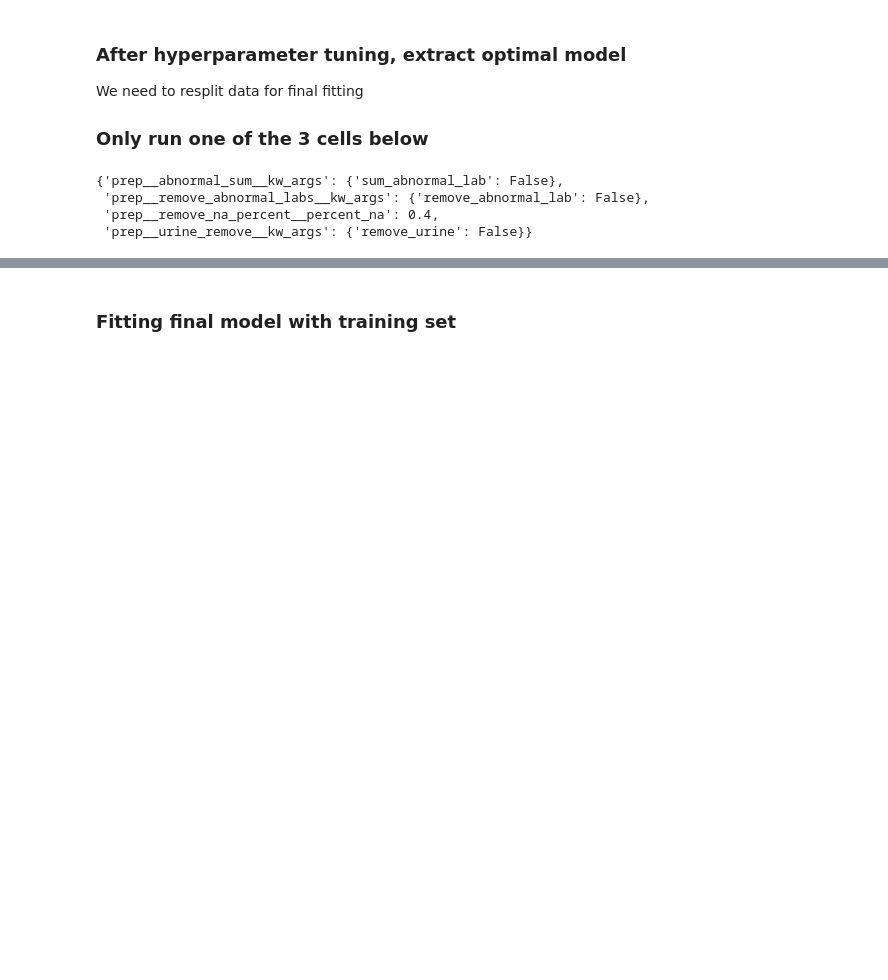
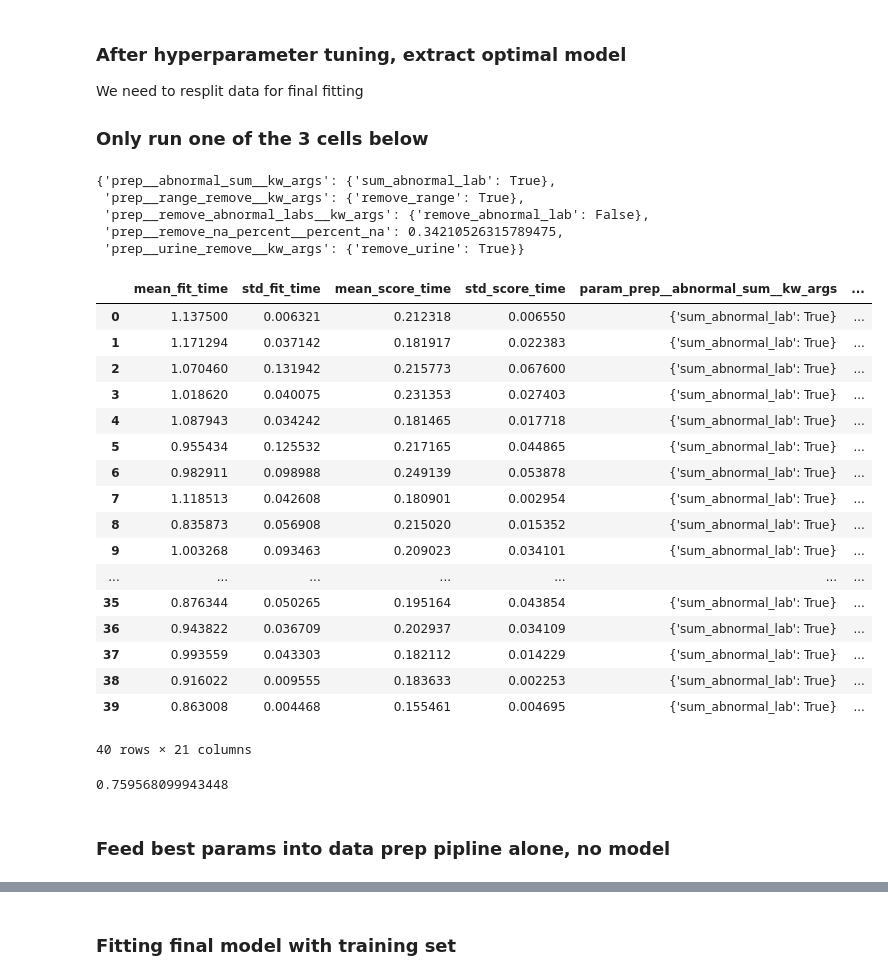
Before and after one commit to chriszhou0916/dsah_final, a Jupyter notebook: full data model.ipynb, the cells around one changed output, grey strips where cells are left out. Saved outputs shown, nothing was run; the diff lists cells and outputs as text; code cells hidden in the pictures; blank space fills up the shorter version.

```diff
--- a/full data model.ipynb
+++ b/full data model.ipynb
@@ -125,11 +178,19 @@ df_og = df_filtered_time.drop(columns=['label'])
 ### Define methods for removing certain features
 # %%
 from sklearn.preprocessing import FunctionTransformer
-abnormal_cols = df_filtered_time.columns[df_filtered_time.columns.str.startswith('abnormal')]
+abnormal_cols = df_downsampled.columns[df_downsampled.columns.str.startswith('abnormal')]
 abnormal_ix = [
-    list(df_filtered_time.columns).index(col)
+    list(df_downsampled.columns).index(col)
     for col in abnormal_cols]
-urine_ix = list(df_filtered_time.columns).index('Urine output_sum')
+urine_ix = list(df_downsampled.columns).index('Urine output_sum')
+range_cols = df_downsampled.columns[df_downsampled.columns.str.contains('range')]
+range_ix = [
+    list(df_downsampled.columns).index(col)
+    for col in range_cols]
+def range_remover(X, remove_range=False):
+    if remove_range:
+        X = np.delete(X, range_ix, axis=1)
+    return X
 def urine_remover(X, remove_urine=False):
     if remove_urine:
         X = np.delete(X, urine_ix, axis=1)
@@ -167,6 +228,8 @@ from sklearn.pipeline import Pipeline
 from sklearn.preprocessing import StandardScaler
 from sklearn.impute import SimpleImputer
 prep_pipeline = Pipeline([
+    ('range_remove', FunctionTransformer(range_remover, validate=False,
+                                         kw_args={'remove_range': False})),
     ('urine_remove', FunctionTransformer(urine_remover, validate=False,
                                          kw_args={'remove_urine': False})),
     ('abnormal_sum', FunctionTransformer(abnormal_lab_sum, validate=False,
@@ -183,7 +246,7 @@ prep_pipeline = Pipeline([
 from sklearn.ensemble import RandomForestClassifier
 prep_and_predict = Pipeline([
     ('prep', prep_pipeline),
-    ('rnd', RandomForestClassifier(n_estimators=10, n_jobs=-1, verbose=2))
+    ('rnd', RandomForestClassifier(n_estimators=10, n_jobs=-1))
 ])
 # %%
 from sklearn.model_selection import StratifiedKFold
@@ -193,12 +256,13 @@ skf = StratifiedKFold(n_splits=3, shuffle=True, random_state=42)
 # %%
 from sklearn.model_selection import GridSearchCV, RandomizedSearchCV
 param_grid = [{
-    'prep__urine_remove__kw_args': [{'remove_urine': False}, {"remove_urine": True}],
-    'prep__abnormal_sum__kw_args': [{'sum_abnormal_lab': False}, {"sum_abnormal_lab": True}],
-    'prep__remove_abnormal_labs__kw_args': [{'remove_abnormal_lab': False}, {"remove_abnormal_lab": True}],
-    'prep__remove_na_percent__percent_na': [.05, .1, .25, .4]
+    'prep__range_remove__kw_args': [{'remove_range': False}, {"remove_range": True}],
+    'prep__urine_remove__kw_args': [{"remove_urine": True}],
+    'prep__abnormal_sum__kw_args': [{"sum_abnormal_lab": True}],
+    'prep__remove_abnormal_labs__kw_args': [{'remove_abnormal_lab': False}],
+    'prep__remove_na_percent__percent_na': np.linspace(.3, .5, 20)
 }]
-grid_search = GridSearchCV(prep_and_predict, param_grid, cv=skf, n_jobs=-1, verbose=2, scoring='roc_auc')
+grid_search = GridSearchCV(prep_and_predict, param_grid, cv=skf, n_jobs=-1, verbose=1, scoring='f1')
 # %% [markdown]
 ### Tune hyperparameter with downsampled data to save time
 # %%
@@ -241,10 +293,38 @@ GridSearchCV(cv=StratifiedKFold(n_splits=3, random_state=42, shuffle=True),
 We need to resplit data for final fitting
 
 ### Only run one of the 3 cells below
+# %%
+f1_best_param_downsample = grid_search.best_params_
+f1_best_param_downsample
+# %% [output]
+{'prep__abnormal_sum__kw_args': {'sum_abnormal_lab': True},
+ 'prep__range_remove__kw_args': {'remove_range': True},
+ 'prep__remove_abnormal_labs__kw_args': {'remove_abnormal_lab': False},
+ 'prep__remove_na_percent__percent_na': 0.34210526315789475,
+ 'prep__urine_remove__kw_args': {'remove_urine': True}}
+# %%
+result = grid_search.cv_results_
+pd.DataFrame(result)
+# %% [output]
+|  | mean_fit_time | std_fit_time | mean_score_time | std_score_time | param_prep__abnormal_sum__kw_args | ... |
+| 0 | 1.137500 | 0.006321 | 0.212318 | 0.006550 | {'sum_abnormal_lab': True} | ... |
+| 1 | 1.171294 | 0.037142 | 0.181917 | 0.022383 | {'sum_abnormal_lab': True} | ... |
+| 2 | 1.070460 | 0.131942 | 0.215773 | 0.067600 | {'sum_abnormal_lab': True} | ... |
+| 3 | 1.018620 | 0.040075 | 0.231353 | 0.027403 | {'sum_abnormal_lab': True} | ... |
+| 4 | 1.087943 | 0.034242 | 0.181465 | 0.017718 | {'sum_abnormal_lab': True} | ... |
+| 5 | 0.955434 | 0.125532 | 0.217165 | 0.044865 | {'sum_abnormal_lab': True} | ... |
+| 6 | 0.982911 | 0.098988 | 0.249139 | 0.053878 | {'sum_abnormal_lab': True} | ... |
+| 7 | 1.118513 | 0.042608 | 0.180901 | 0.002954 | {'sum_abnormal_lab': True} | ... |
+| 8 | 0.835873 | 0.056908 | 0.215020 | 0.015352 | {'sum_abnormal_lab': True} | ... |
+| 9 | 1.003268 | 0.093463 | 0.209023 | 0.034101 | {'sum_abnormal_lab': True} | ... |
+| ... | ... | ... | ... | ... | ... | ... |
+| 35 | 0.876344 | 0.050265 | 0.195164 | 0.043854 | {'sum_abnormal_lab': True} | ... |
+| 36 | 0.943822 | 0.036709 | 0.202937 | 0.034109 | {'sum_abnormal_lab': True} | ... |
+| 37 | 0.993559 | 0.043303 | 0.182112 | 0.014229 | {'sum_abnormal_lab': True} | ... |
+| 38 | 0.916022 | 0.009555 | 0.183633 | 0.002253 | {'sum_abnormal_lab': True} | ... |
+| 39 | 0.863008 | 0.004468 | 0.155461 | 0.004695 | {'sum_abnormal_lab': True} | ... |
+40 rows × 21 columns
 # %%
-grid_search.best_params_
+grid_search.best_score_
 # %% [output]
-{'prep__abnormal_sum__kw_args': {'sum_abnormal_lab': False},
- 'prep__remove_abnormal_labs__kw_args': {'remove_abnormal_lab': False},
- 'prep__remove_na_percent__percent_na': 0.4,
- 'prep__urine_remove__kw_args': {'remove_urine': False}}
+0.759568099943448
@@ -259,0 +331,2 @@ for train_index, test_index in split.split(df_upsampled, label_upsampled):
+# %% [markdown]
+### Feed best params into data prep pipline alone, no model
```
Also changed, not shown: parts of 34 cells of this notebook, 3 other files.
